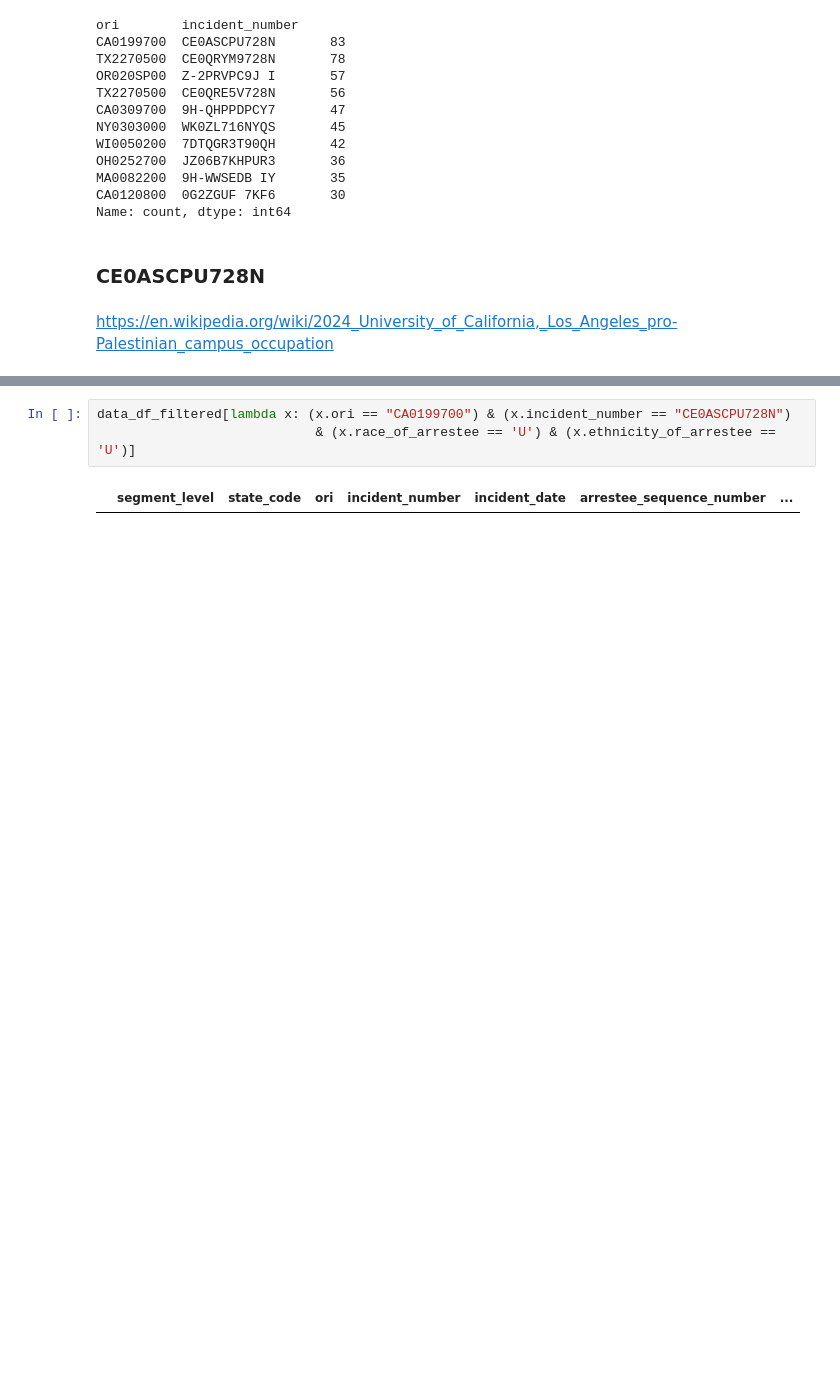
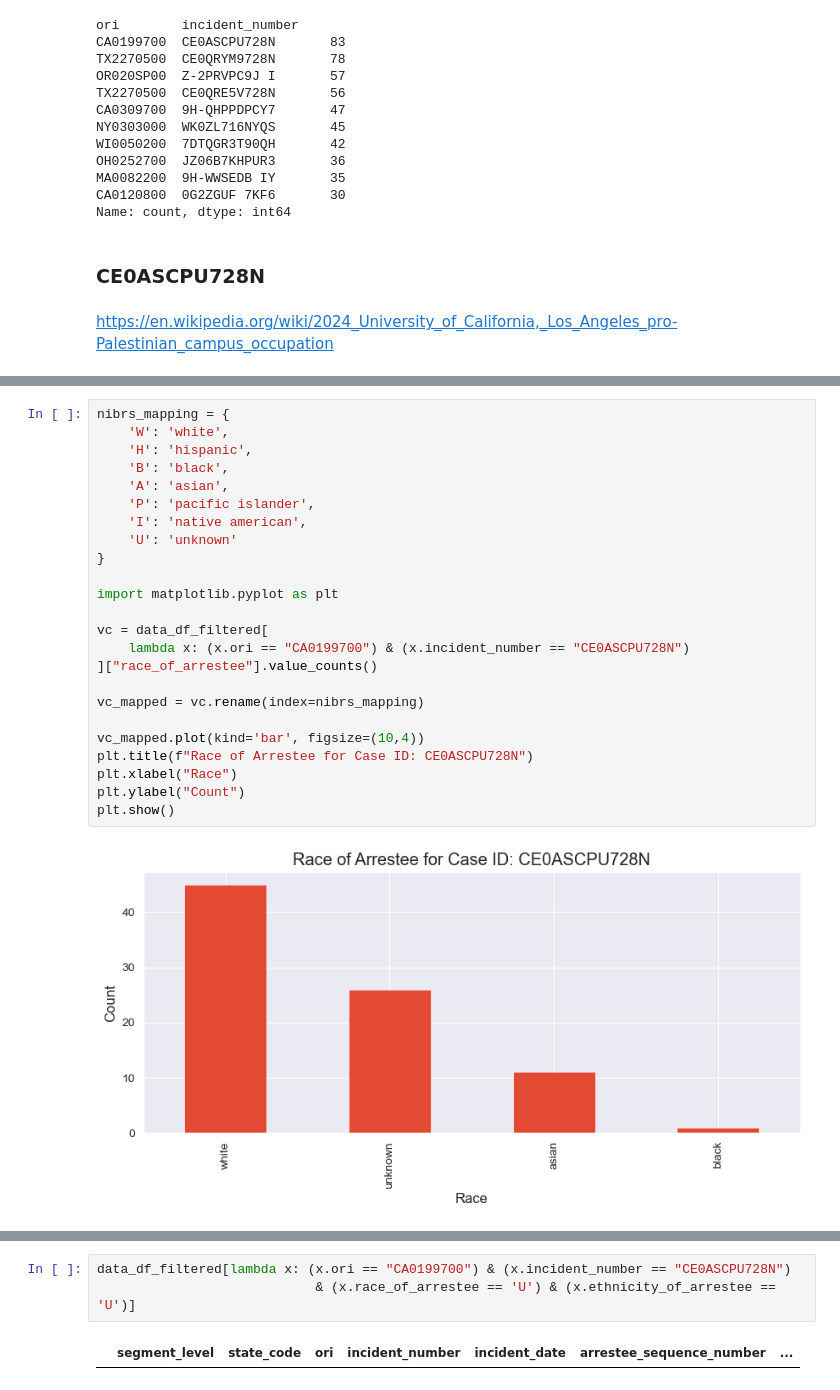
Before and after one commit to kzwang1729/UOFAnalysis, a Jupyter notebook: nibrs_eda.ipynb, the cells around one changed output, grey strips where cells are left out. Cells and saved outputs as stored; diff of their text form; blank space fills up the shorter version.

```diff
--- a/nibrs_eda.ipynb
+++ b/nibrs_eda.ipynb
@@ -1109,0 +1119,26 @@ data_df_filtered[lambda x: (x.ori == "CA0199700") & (x.incident_number == "CE0AS
+# %%
+nibrs_mapping = {
+    'W': 'white',
+    'H': 'hispanic',
+    'B': 'black',
+    'A': 'asian',
+    'P': 'pacific islander',
+    'I': 'native american',
+    'U': 'unknown'
+}
+
+import matplotlib.pyplot as plt
+
+vc = data_df_filtered[
+    lambda x: (x.ori == "CA0199700") & (x.incident_number == "CE0ASCPU728N")
+]["race_of_arrestee"].value_counts()
+
+vc_mapped = vc.rename(index=nibrs_mapping)
+
+vc_mapped.plot(kind='bar', figsize=(10,4))
+plt.title(f"Race of Arrestee for Case ID: CE0ASCPU728N")
+plt.xlabel("Race")
+plt.ylabel("Count")
+plt.show()
+# %% [output]
+[figure, added]
```
Also changed, not shown: parts of 5 cells of this notebook, 5 other files.
